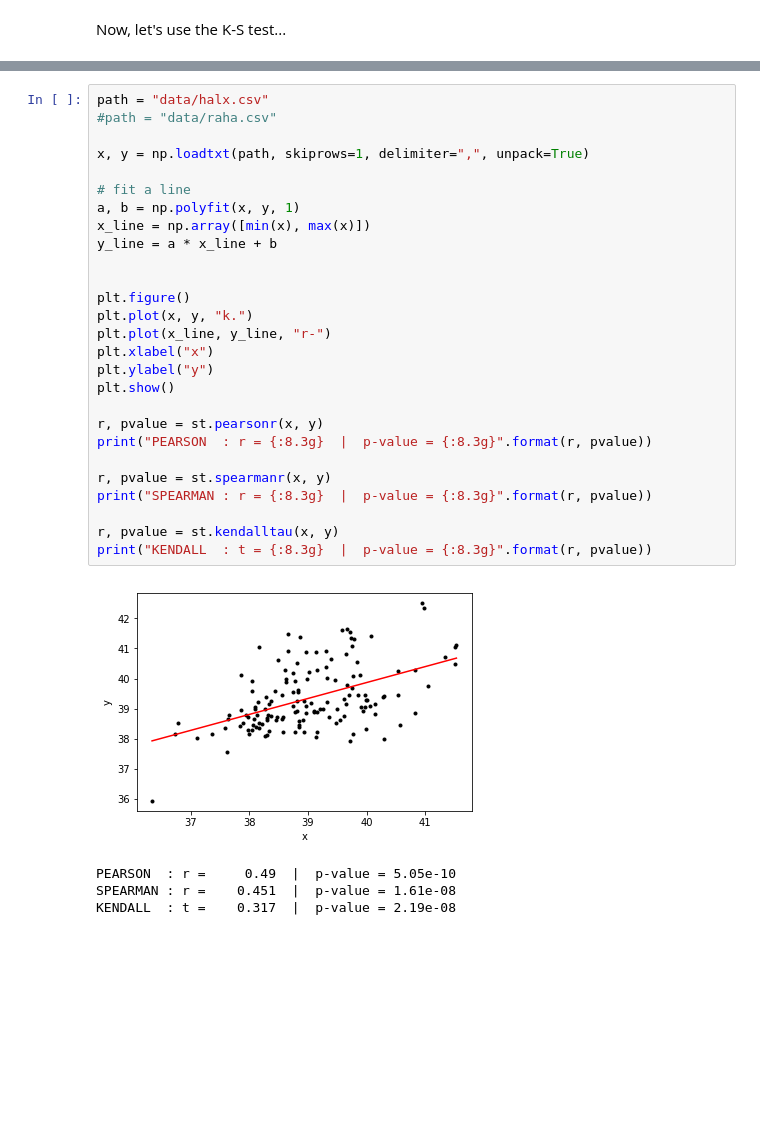
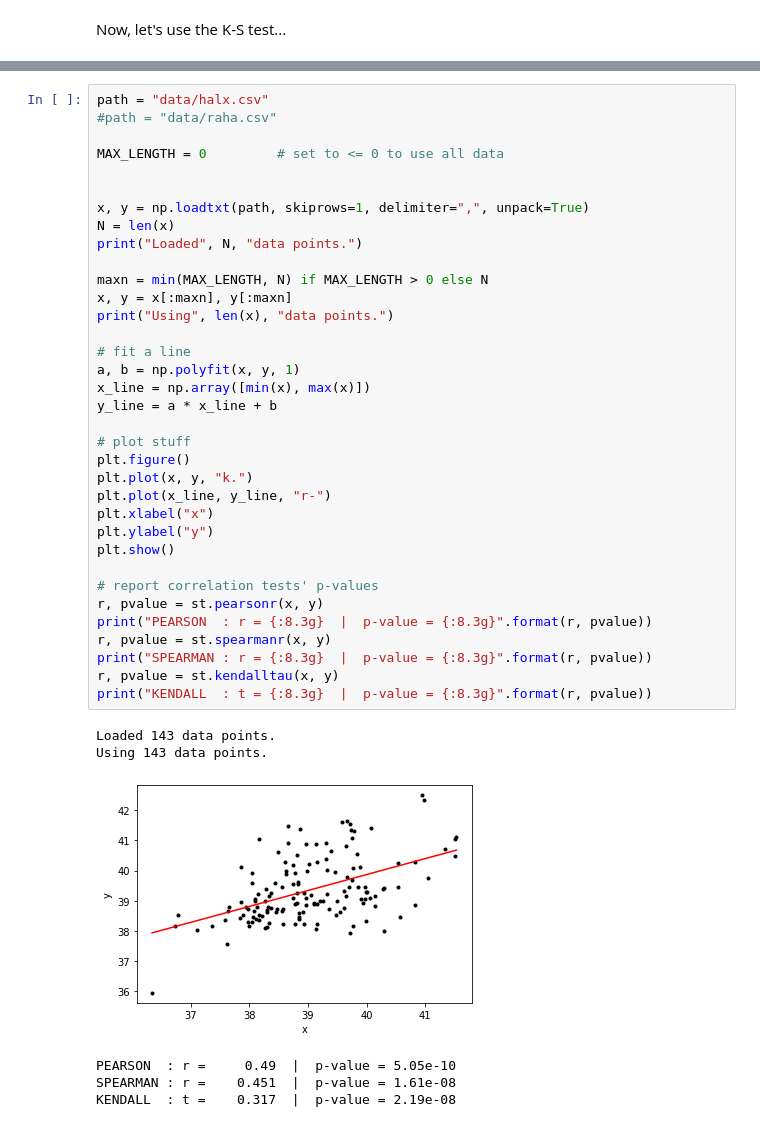
Before and after one commit to astrostatistics-in-crete/2019_summer_school, a Jupyter notebook: Hypothesis/hypothesis_S.ipynb, the cells around one changed output, grey strips where cells are left out. Cells and saved outputs as stored; diff of their text form; blank space fills up the shorter version.

```diff
--- a/Hypothesis/hypothesis_S.ipynb
+++ b/Hypothesis/hypothesis_S.ipynb
@@ -454,34 +492,44 @@ The first column in the file is the right ascension of the galaxies (in degrees)
 # %%
 path = "data/halx.csv"
 #path = "data/raha.csv"
 
+MAX_LENGTH = 0         # set to <= 0 to use all data
+
+
 x, y = np.loadtxt(path, skiprows=1, delimiter=",", unpack=True)
+N = len(x)
+print("Loaded", N, "data points.")
+
+maxn = min(MAX_LENGTH, N) if MAX_LENGTH > 0 else N
+x, y = x[:maxn], y[:maxn]
+print("Using", len(x), "data points.")
 
 # fit a line
 a, b = np.polyfit(x, y, 1)
 x_line = np.array([min(x), max(x)])
 y_line = a * x_line + b
 
-
+# plot stuff
 plt.figure()
 plt.plot(x, y, "k.")
 plt.plot(x_line, y_line, "r-")
 plt.xlabel("x")
 plt.ylabel("y")
 plt.show()
 
+# report correlation tests' p-values
 r, pvalue = st.pearsonr(x, y)
 print("PEARSON  : r = {:8.3g}  |  p-value = {:8.3g}".format(r, pvalue))
-
 r, pvalue = st.spearmanr(x, y)
 print("SPEARMAN : r = {:8.3g}  |  p-value = {:8.3g}".format(r, pvalue))
-
 r, pvalue = st.kendalltau(x, y)
 print("KENDALL  : t = {:8.3g}  |  p-value = {:8.3g}".format(r, pvalue))
 # %% [output]
+Loaded 143 data points.
+Using 143 data points.
-[figure, old version]
+[figure, new version]
-PEARSON  : r =     0.49  |  p-value = 5.05e-10
-SPEARMAN : r =    0.451  |  p-value = 1.61e-08
-KENDALL  : t =    0.317  |  p-value = 2.19e-08
+PEARSON  : r =     0.49  |  p-value = 5.05e-10
+SPEARMAN : r =    0.451  |  p-value = 1.61e-08
+KENDALL  : t =    0.317  |  p-value = 2.19e-08
 # %% [markdown]
 ## Questions
```
Also changed, not shown: parts of 18 cells of this notebook, 2 other files.
